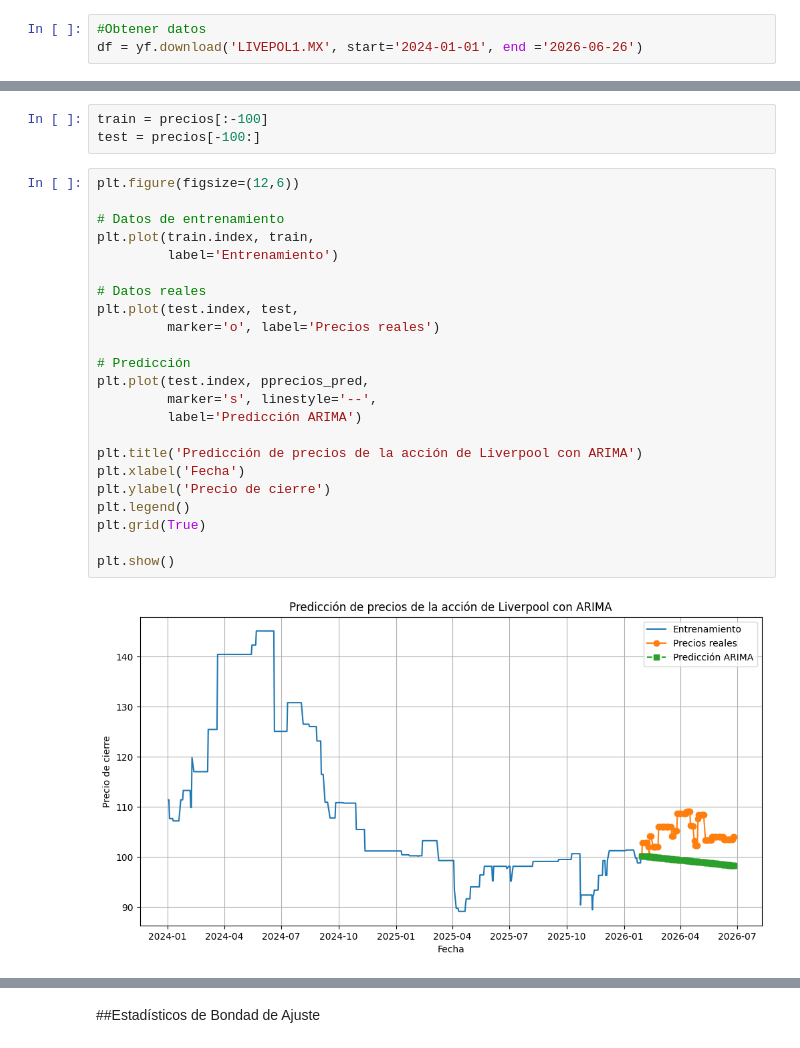
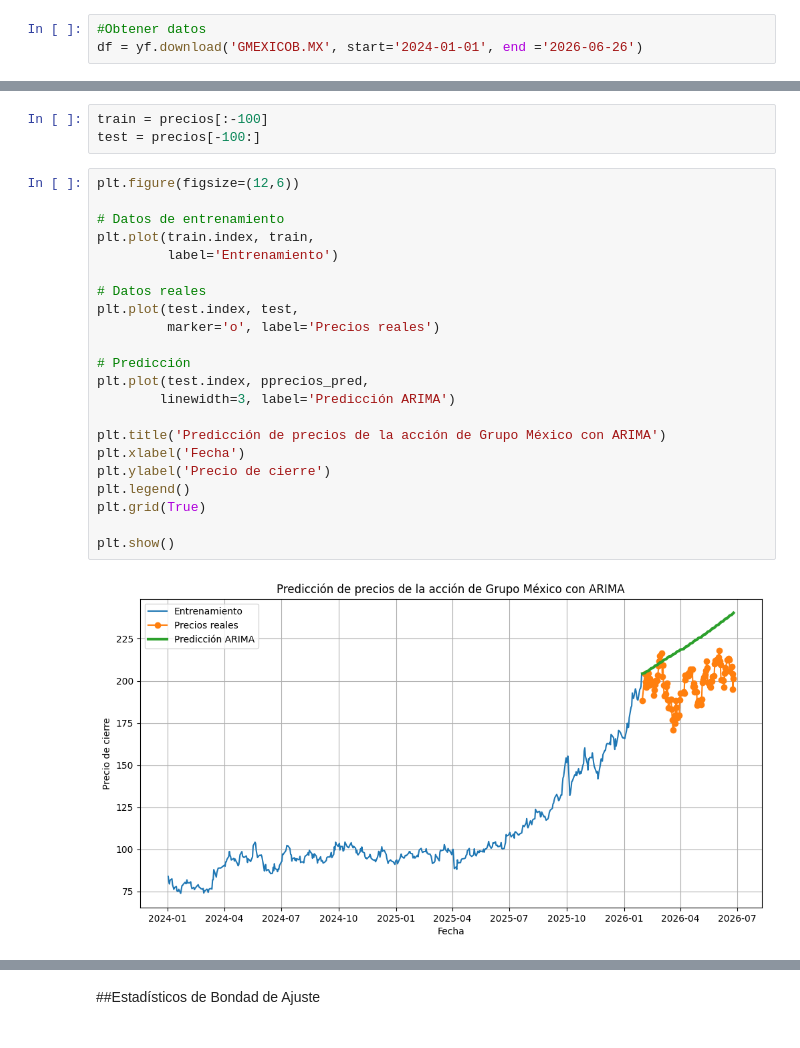
Before and after one commit to MartaPCastillo/Tesis, a Jupyter notebook: ARIMA Liverpool.ipynb, the cells around one changed output, grey strips where cells are left out. Saved outputs shown, nothing was run; the diff lists cells and outputs as text.

```diff
--- a/ARIMA Liverpool.ipynb
+++ b/ARIMA Liverpool.ipynb
@@ -79,6 +79,6 @@ os.environ["PYTHONHASHSEED"] = str(SEED)
 # %%
 #Obtener datos
-df = yf.download('LIVEPOL1.MX', start='2024-01-01', end ='2026-06-26')
+df = yf.download('GMEXICOB.MX', start='2024-01-01', end ='2026-06-26')
 # %% [output]
 [*********************100%***********************]  1 of 1 completed
 # %%
@@ -297,28 +333,27 @@ test = precios[-100:]
 # %%
 plt.figure(figsize=(12,6))
 
 # Datos de entrenamiento
 plt.plot(train.index, train,
          label='Entrenamiento')
 
 # Datos reales
 plt.plot(test.index, test,
          marker='o', label='Precios reales')
 
 # Predicción
 plt.plot(test.index, pprecios_pred,
-         marker='s', linestyle='--',
-         label='Predicción ARIMA')
+        linewidth=3, label='Predicción ARIMA')
 
-plt.title('Predicción de precios de la acción de Liverpool con ARIMA')
+plt.title('Predicción de precios de la acción de Grupo México con ARIMA')
 plt.xlabel('Fecha')
 plt.ylabel('Precio de cierre')
 plt.legend()
 plt.grid(True)
 
 plt.show()
 # %% [output]
-[figure, old version]
+[figure, new version]
 # %%
 plt.figure(figsize=(8,5))
 
```
Also changed, not shown: parts of 35 cells of this notebook.
